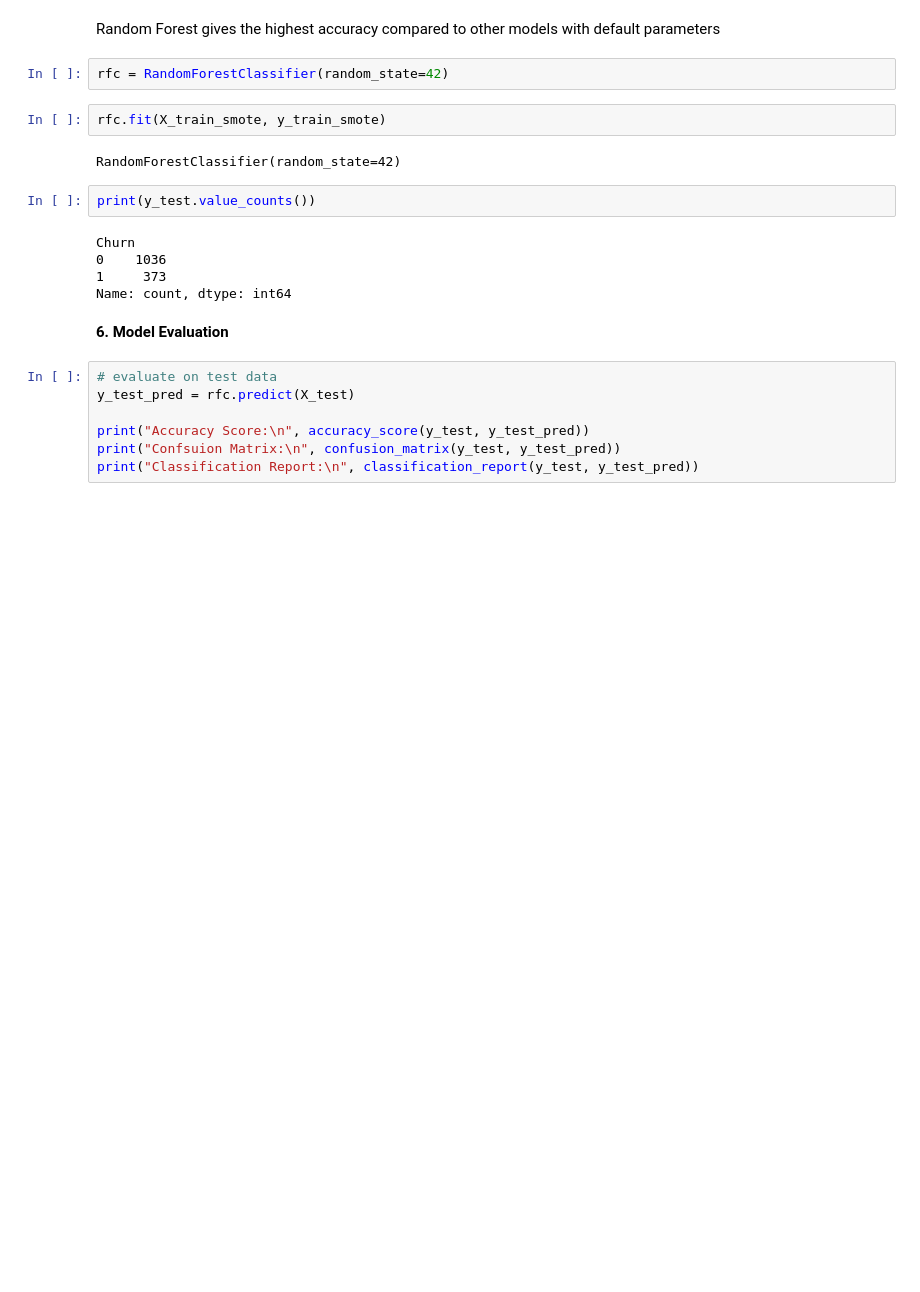
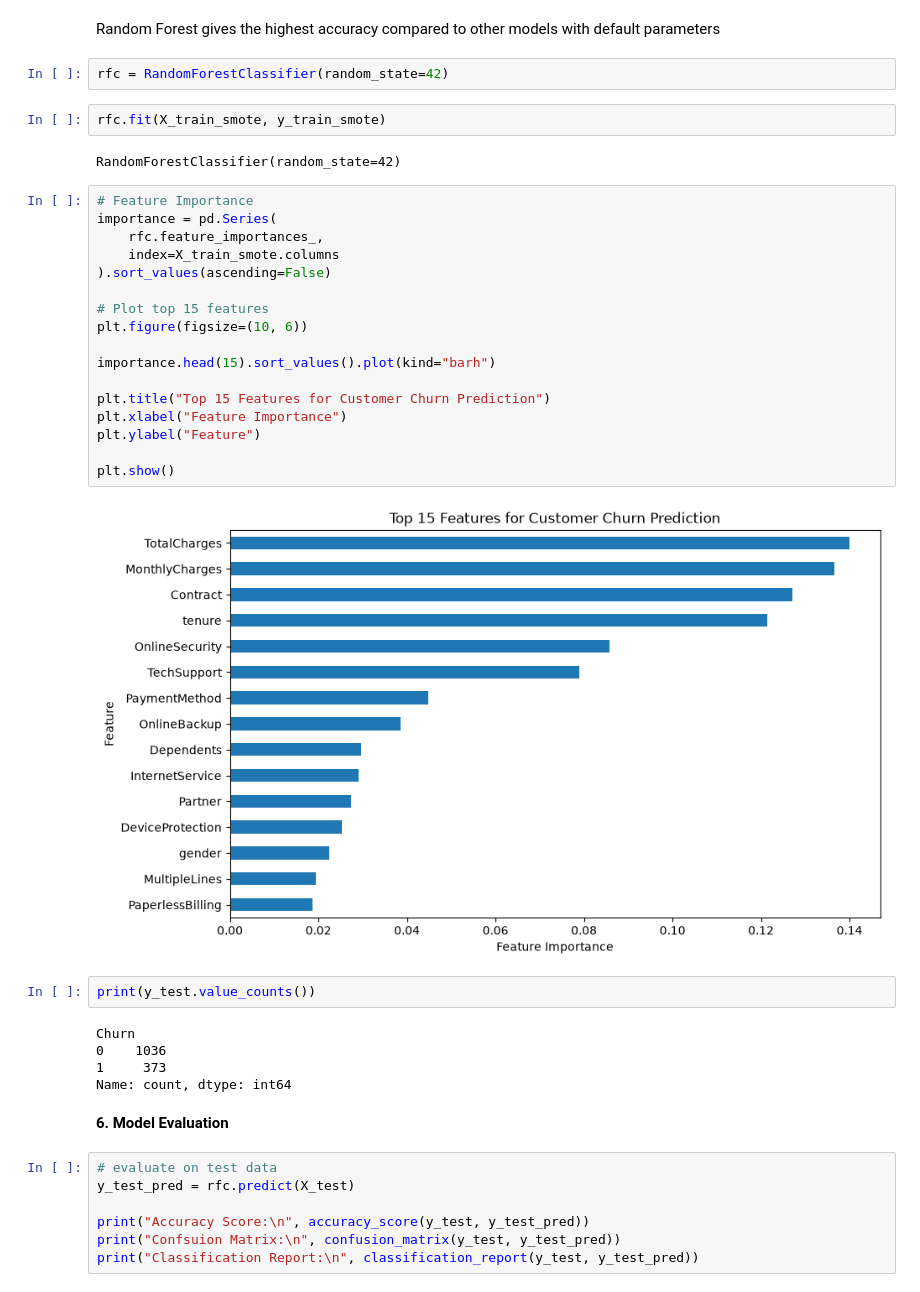
Before and after one commit to ZORAKEN/customer_churning, a Jupyter notebook: CODE.ipynb, the cells around one changed output. Saved outputs shown, nothing was run; the diff lists cells and outputs as text; blank space fills up the shorter version.

Commit message:
added feature importance

```diff
--- a/CODE.ipynb
+++ b/CODE.ipynb
@@ -537,6 +537,25 @@ rfc = RandomForestClassifier(random_state=42)
 rfc.fit(X_train_smote, y_train_smote)
 # %% [output]
 RandomForestClassifier(random_state=42)
+# %%
+# Feature Importance
+importance = pd.Series(
+    rfc.feature_importances_,
+    index=X_train_smote.columns
+).sort_values(ascending=False)
+
+# Plot top 15 features
+plt.figure(figsize=(10, 6))
+
+importance.head(15).sort_values().plot(kind="barh")
+
+plt.title("Top 15 Features for Customer Churn Prediction")
+plt.xlabel("Feature Importance")
+plt.ylabel("Feature")
+
+plt.show()
+# %% [output]
+[figure, added]
 # %%
 print(y_test.value_counts())
 # %% [output]
```
